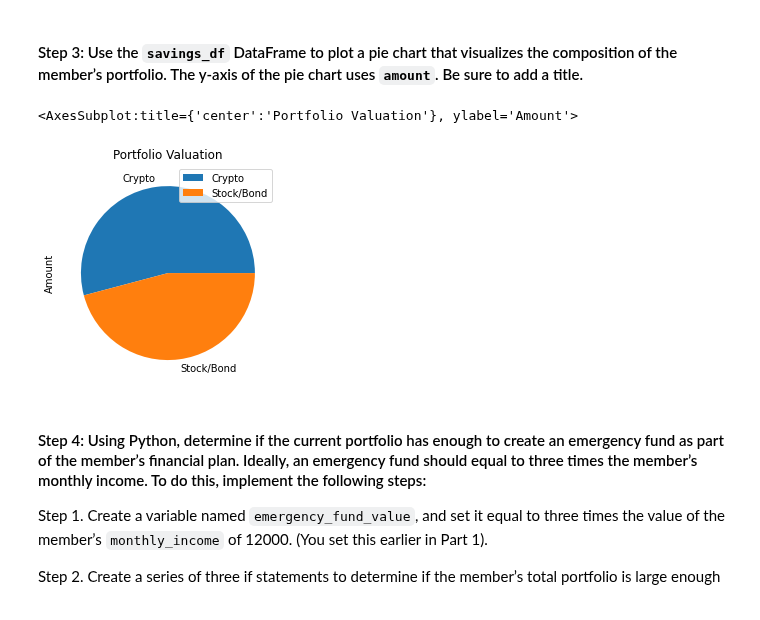
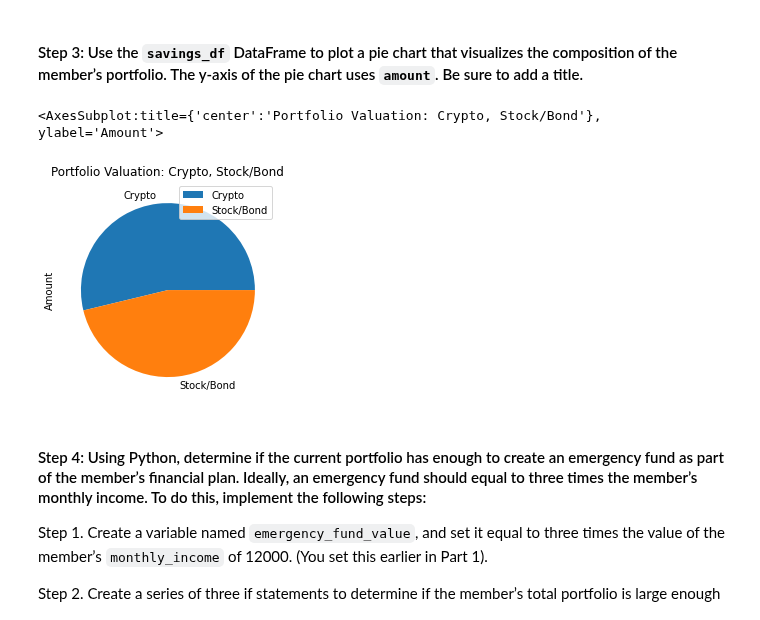
Before and after one commit to ghedrick76/module_5_challenge, a Jupyter notebook: Starter_Code/financial_planning_tools.ipynb, the cells around one changed output. Drawn from its saved outputs; the diff is of its cells as text; code cells hidden in the pictures.

```diff
--- a/Starter_Code/financial_planning_tools.ipynb
+++ b/Starter_Code/financial_planning_tools.ipynb
@@ -364,10 +364,10 @@ savings_df
 #### Step 3: Use the `savings_df` DataFrame to plot a pie chart that visualizes the composition of the member’s portfolio. The y-axis of the pie chart uses `amount`. Be sure to add a title.
 # %%
 # Plot the total value of the member's portfolio (crypto and stock/bond) in a pie chart
-savings_df.plot.pie(y='Amount', title="Portfolio Valuation")
+savings_df.plot.pie(y='Amount', title="Portfolio Valuation: Crypto, Stock/Bond")
 # %% [output]
-<AxesSubplot:title={'center':'Portfolio Valuation'}, ylabel='Amount'>
+<AxesSubplot:title={'center':'Portfolio Valuation: Crypto, Stock/Bond'}, ylabel='Amount'>
-[figure, old version]
+[figure, new version]
 # %% [markdown]
 #### Step 4: Using Python, determine if the current portfolio has enough to create an emergency fund as part of the member’s financial plan. Ideally, an emergency fund should equal to three times the member’s monthly income. To do this, implement the following steps:
 
```
Also changed, not shown: parts of 20 cells of this notebook, 1 other file.
